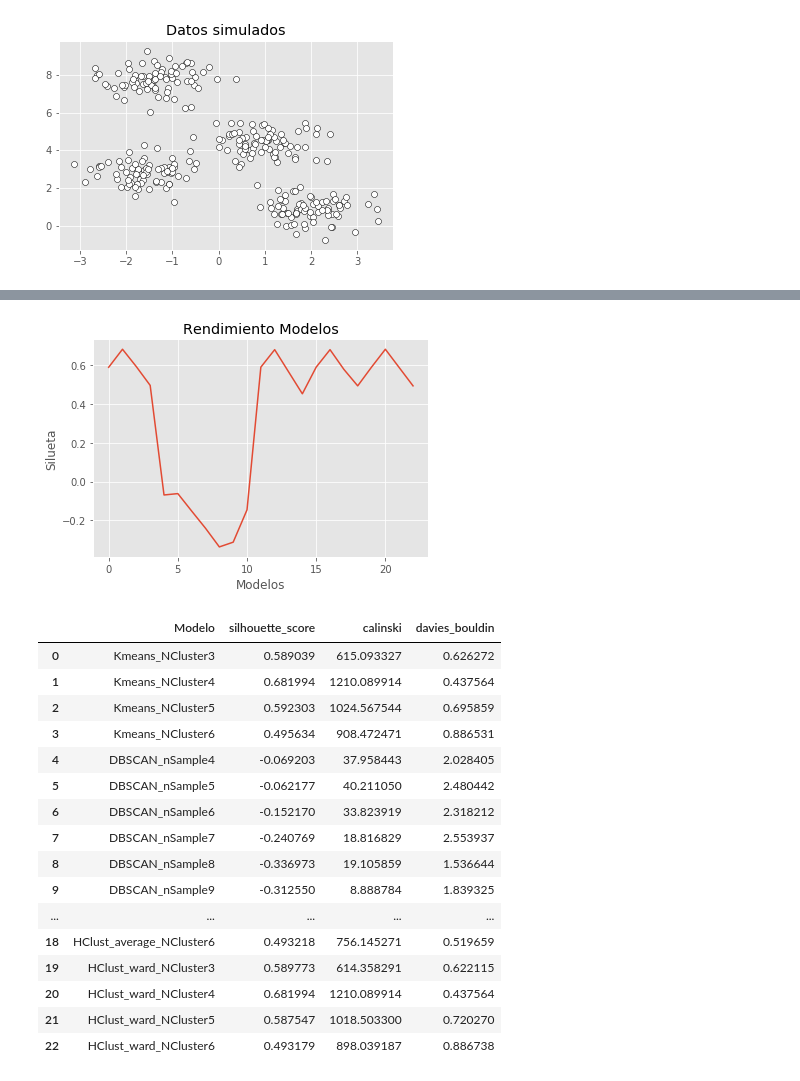
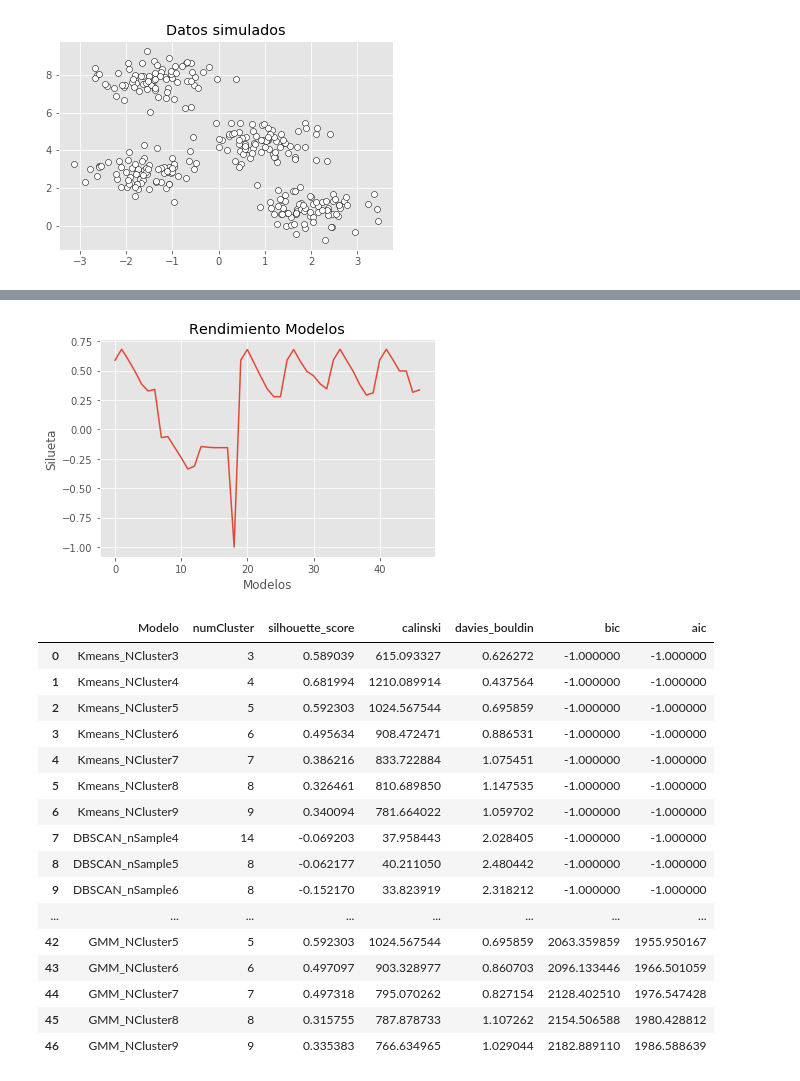
Before and after one commit to JorgeAraujoA/Cluster_Kaggle, a Jupyter notebook: notebooks/99.Code_New_Models.ipynb, the cells around one changed output, grey strips where cells are left out. Drawn from its saved outputs; the diff is of its cells as text; code cells hidden in the pictures.

```diff
--- a/notebooks/99.Code_New_Models.ipynb
+++ b/notebooks/99.Code_New_Models.ipynb
@@ -100,6 +101,11 @@ iter_HClust = []
 for i in l_linkage:
     for j in numCluster:
         iter_HClust = iter_HClust + [AgglomerativeClustering(affinity = 'euclidean',linkage  = i,n_clusters = j)]
+# %%
+# Configuración GMMs
+numCluster = range(3, 10)
+l_mod_GMM = ['GMM_NCluster'+str(i) for i in numCluster]
+iter_GMM = [GaussianMixture(covariance_type='full', n_components=i, random_state=123) for i in numCluster]
 # %%
 iter_model = iter_KMeans + iter_DBSCAN + iter_HClust
 list_mod = l_mod_KMeans + l_mod_DBSCAN + l_mod_HClust
@@ -111,38 +117,57 @@ Cantidad de modelos: 23
 # %%
 modCluster = [iter_model[i].fit(X) for i in range(len(iter_model))]
 cluster = [modCluster[i].labels_ for i in range(len(modCluster))]
+# %%
+modCluster2 = [iter_GMM[i].fit(X=X) for i in range(len(iter_GMM))]
+cluster2 = [modCluster2[i].predict(X) for i in range(len(iter_GMM))]
+# %%
+cluster_f = cluster + cluster2
+num_Cluster = [len(set(cluster_f[i])) for i in range(len(modCluster+modCluster2))]
+# %%
+valores_bic = [-1 for i in range(len(iter_model))]
+valores_aic = [-1 for i in range(len(iter_model))]
+
+for i in range(0,len(modCluster2)):
+    valores_bic.append(modCluster2[i].bic(X))
+    valores_aic.append(modCluster2[i].aic(X))
 # %%
-silhou  = [metrics.silhouette_score(X, cluster[i]) for i in range(len(modCluster))]
-calinski = [metrics.calinski_harabasz_score(X, cluster[i]) for i in range(len(modCluster))]
-davies_bouldin = [metrics.davies_bouldin_score(X, cluster[i]) for i in range(len(modCluster))]
+silhou  = [metrics.silhouette_score(X, cluster_f[i]) if num_Cluster[i]>1 else -1 for i in range(len(modCluster+modCluster2))]
+calinski = [metrics.calinski_harabasz_score(X, cluster_f[i]) if num_Cluster[i]>1 else -1 for i in range(len(modCluster+modCluster2))]
+davies_bouldin = [metrics.davies_bouldin_score(X, cluster_f[i]) if num_Cluster[i]>1 else -1 for i in range(len(modCluster+modCluster2))]
 
 plt.plot(silhou)
 plt.xlabel('Modelos')
 plt.ylabel('Silueta')
 plt.title('Rendimiento Modelos')
 plt.show()
 # %% [output]
-[figure, old version]
+[figure, new version]
 # %%
-tabla = {'Modelo':list_mod,'silhouette_score':silhou, 'calinski': calinski, 'davies_bouldin':davies_bouldin}
+tabla = {'Modelo':list_mod+l_mod_GMM,
+         'numCluster' : num_Cluster,
+         'silhouette_score':silhou,
+         'calinski': calinski,
+         'davies_bouldin':davies_bouldin,
+         'BIC':valores_bic,
+         'AIC':valores_aic}
 
 df_reporte = pd.DataFrame(tabla)
 df_reporte
 # %% [output]
-|  | Modelo | silhouette_score | calinski | davies_bouldin |
-| 0 | Kmeans_NCluster3 | 0.589039 | 615.093327 | 0.626272 |
-| 1 | Kmeans_NCluster4 | 0.681994 | 1210.089914 | 0.437564 |
-| 2 | Kmeans_NCluster5 | 0.592303 | 1024.567544 | 0.695859 |
-| 3 | Kmeans_NCluster6 | 0.495634 | 908.472471 | 0.886531 |
-| 4 | DBSCAN_nSample4 | -0.069203 | 37.958443 | 2.028405 |
-| 5 | DBSCAN_nSample5 | -0.062177 | 40.211050 | 2.480442 |
-| 6 | DBSCAN_nSample6 | -0.152170 | 33.823919 | 2.318212 |
-| 7 | DBSCAN_nSample7 | -0.240769 | 18.816829 | 2.553937 |
-| 8 | DBSCAN_nSample8 | -0.336973 | 19.105859 | 1.536644 |
-| 9 | DBSCAN_nSample9 | -0.312550 | 8.888784 | 1.839325 |
-| ... | ... | ... | ... | ... |
-| 18 | HClust_average_NCluster6 | 0.493218 | 756.145271 | 0.519659 |
-| 19 | HClust_ward_NCluster3 | 0.589773 | 614.358291 | 0.622115 |
-| 20 | HClust_ward_NCluster4 | 0.681994 | 1210.089914 | 0.437564 |
-| 21 | HClust_ward_NCluster5 | 0.587547 | 1018.503300 | 0.720270 |
-| 22 | HClust_ward_NCluster6 | 0.493179 | 898.039187 | 0.886738 |
+|  | Modelo | numCluster | silhouette_score | calinski | davies_bouldin | bic | aic |
+| 0 | Kmeans_NCluster3 | 3 | 0.589039 | 615.093327 | 0.626272 | -1.000000 | -1.000000 |
+| 1 | Kmeans_NCluster4 | 4 | 0.681994 | 1210.089914 | 0.437564 | -1.000000 | -1.000000 |
+| 2 | Kmeans_NCluster5 | 5 | 0.592303 | 1024.567544 | 0.695859 | -1.000000 | -1.000000 |
+| 3 | Kmeans_NCluster6 | 6 | 0.495634 | 908.472471 | 0.886531 | -1.000000 | -1.000000 |
+| 4 | Kmeans_NCluster7 | 7 | 0.386216 | 833.722884 | 1.075451 | -1.000000 | -1.000000 |
+| 5 | Kmeans_NCluster8 | 8 | 0.326461 | 810.689850 | 1.147535 | -1.000000 | -1.000000 |
+| 6 | Kmeans_NCluster9 | 9 | 0.340094 | 781.664022 | 1.059702 | -1.000000 | -1.000000 |
+| 7 | DBSCAN_nSample4 | 14 | -0.069203 | 37.958443 | 2.028405 | -1.000000 | -1.000000 |
+| 8 | DBSCAN_nSample5 | 8 | -0.062177 | 40.211050 | 2.480442 | -1.000000 | -1.000000 |
+| 9 | DBSCAN_nSample6 | 8 | -0.152170 | 33.823919 | 2.318212 | -1.000000 | -1.000000 |
+| ... | ... | ... | ... | ... | ... | ... | ... |
+| 42 | GMM_NCluster5 | 5 | 0.592303 | 1024.567544 | 0.695859 | 2063.359859 | 1955.950167 |
+| 43 | GMM_NCluster6 | 6 | 0.497097 | 903.328977 | 0.860703 | 2096.133446 | 1966.501059 |
+| 44 | GMM_NCluster7 | 7 | 0.497318 | 795.070262 | 0.827154 | 2128.402510 | 1976.547428 |
+| 45 | GMM_NCluster8 | 8 | 0.315755 | 787.878733 | 1.107262 | 2154.506588 | 1980.428812 |
+| 46 | GMM_NCluster9 | 9 | 0.335383 | 766.634965 | 1.029044 | 2182.889110 | 1986.588639 |
```
Also changed, not shown: parts of 12 cells of this notebook.
